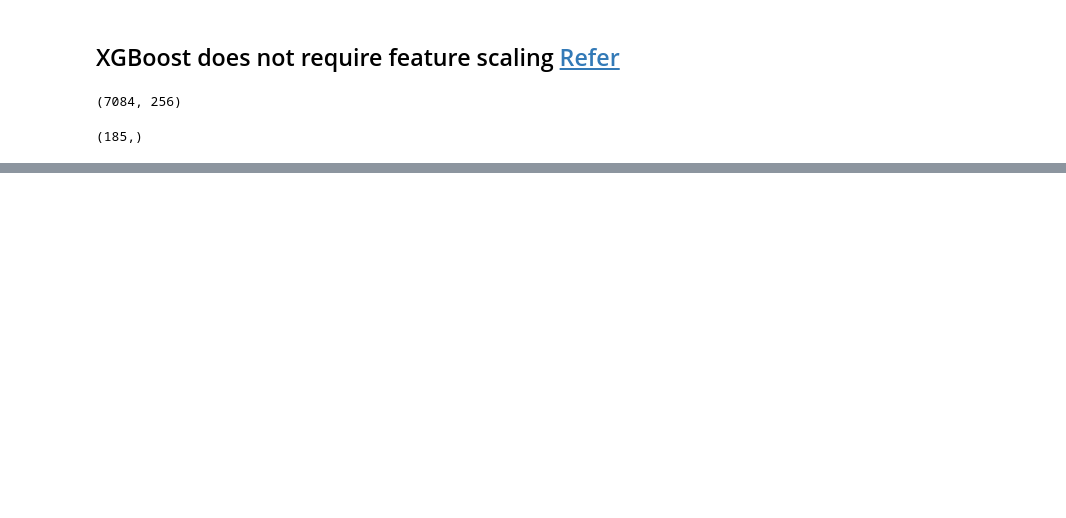
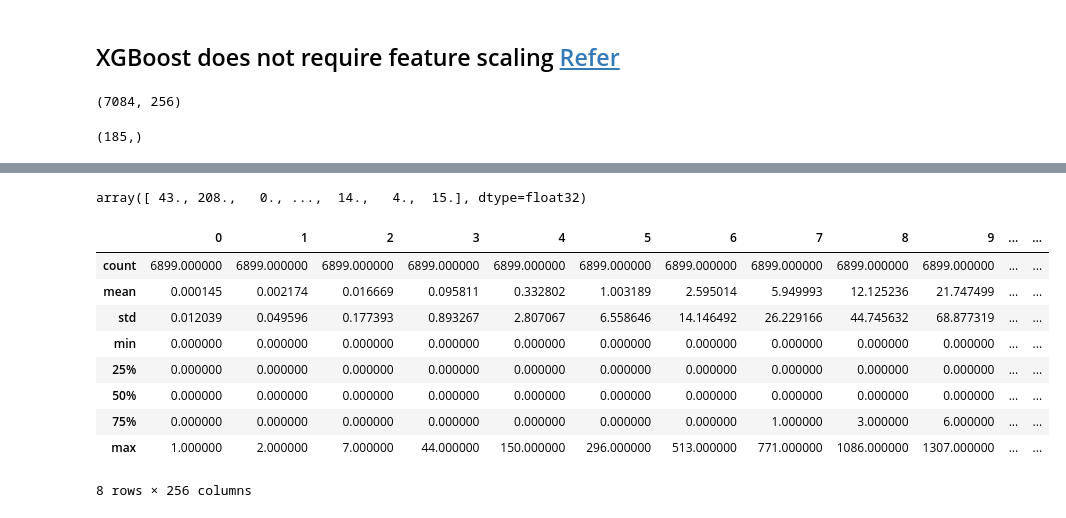
Before and after one commit to ace-racer/Extending-Board-Games-using-deep-learning, a Jupyter notebook: chess_piece_detection/3_class_classifier/ColorClassificationXGB.ipynb, the cells around one changed output, grey strips where cells are left out. Drawn from its saved outputs; the diff is of its cells as text; code cells hidden in the pictures; blank space fills up the shorter version.

```diff
--- a/chess_piece_detection/3_class_classifier/ColorClassificationXGB.ipynb
+++ b/chess_piece_detection/3_class_classifier/ColorClassificationXGB.ipynb
@@ -265,0 +295,4 @@ clf.feature_importances_
+# %%
+import pandas as pd
+X_train_df = pd.DataFrame(data=X_train, index=list(range(X_train.shape[0])), columns=[str(x) for x in range(256)])
+X_train_df.tail()[["56", "128", "183"]]
@@ -265,0 +306,17 @@ clf.feature_importances_
+# %%
+X_train[:, 128]
+# %% [output]
+array([ 43., 208.,   0., ...,  14.,   4.,  15.], dtype=float32)
+# %%
+X_train_df.describe()
+# %% [output]
+|  | 0 | 1 | 2 | 3 | 4 | 5 | 6 | 7 | 8 | 9 | ... | ... |
+| count | 6899.000000 | 6899.000000 | 6899.000000 | 6899.000000 | 6899.000000 | 6899.000000 | 6899.000000 | 6899.000000 | 6899.000000 | 6899.000000 | ... | ... |
+| mean | 0.000145 | 0.002174 | 0.016669 | 0.095811 | 0.332802 | 1.003189 | 2.595014 | 5.949993 | 12.125236 | 21.747499 | ... | ... |
+| std | 0.012039 | 0.049596 | 0.177393 | 0.893267 | 2.807067 | 6.558646 | 14.146492 | 26.229166 | 44.745632 | 68.877319 | ... | ... |
+| min | 0.000000 | 0.000000 | 0.000000 | 0.000000 | 0.000000 | 0.000000 | 0.000000 | 0.000000 | 0.000000 | 0.000000 | ... | ... |
+| 25% | 0.000000 | 0.000000 | 0.000000 | 0.000000 | 0.000000 | 0.000000 | 0.000000 | 0.000000 | 0.000000 | 0.000000 | ... | ... |
+| 50% | 0.000000 | 0.000000 | 0.000000 | 0.000000 | 0.000000 | 0.000000 | 0.000000 | 0.000000 | 0.000000 | 0.000000 | ... | ... |
+| 75% | 0.000000 | 0.000000 | 0.000000 | 0.000000 | 0.000000 | 0.000000 | 0.000000 | 1.000000 | 3.000000 | 6.000000 | ... | ... |
+| max | 1.000000 | 2.000000 | 7.000000 | 44.000000 | 150.000000 | 296.000000 | 513.000000 | 771.000000 | 1086.000000 | 1307.000000 | ... | ... |
+8 rows × 256 columns
```
Also changed, not shown: parts of 13 cells of this notebook.
